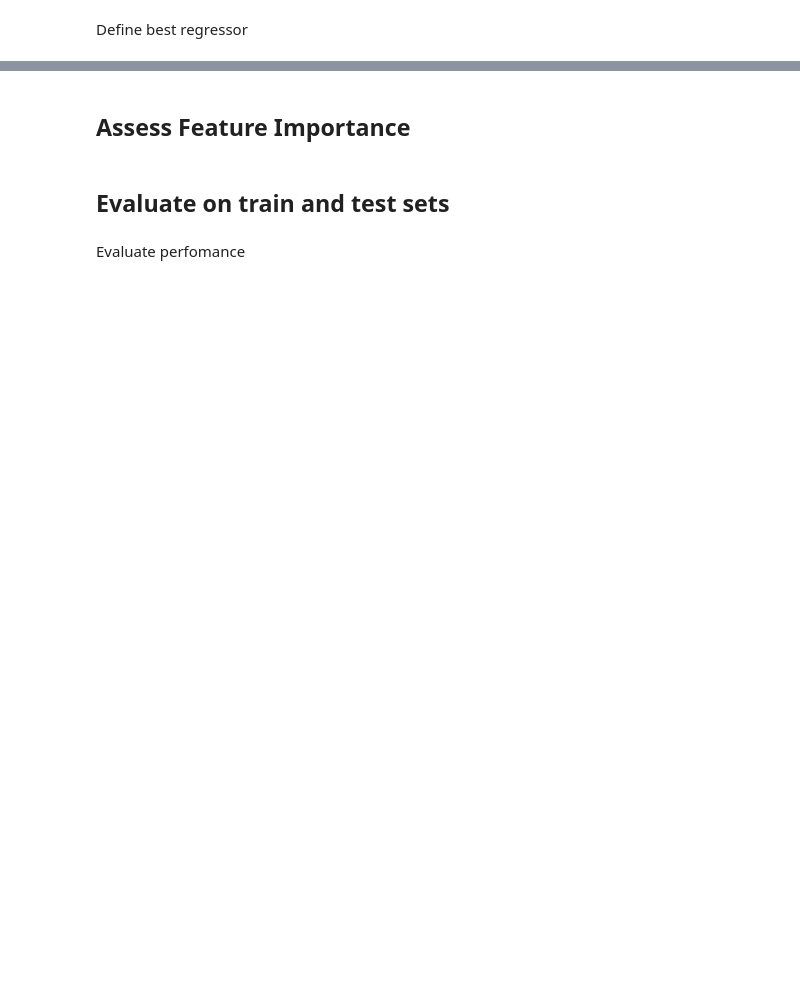
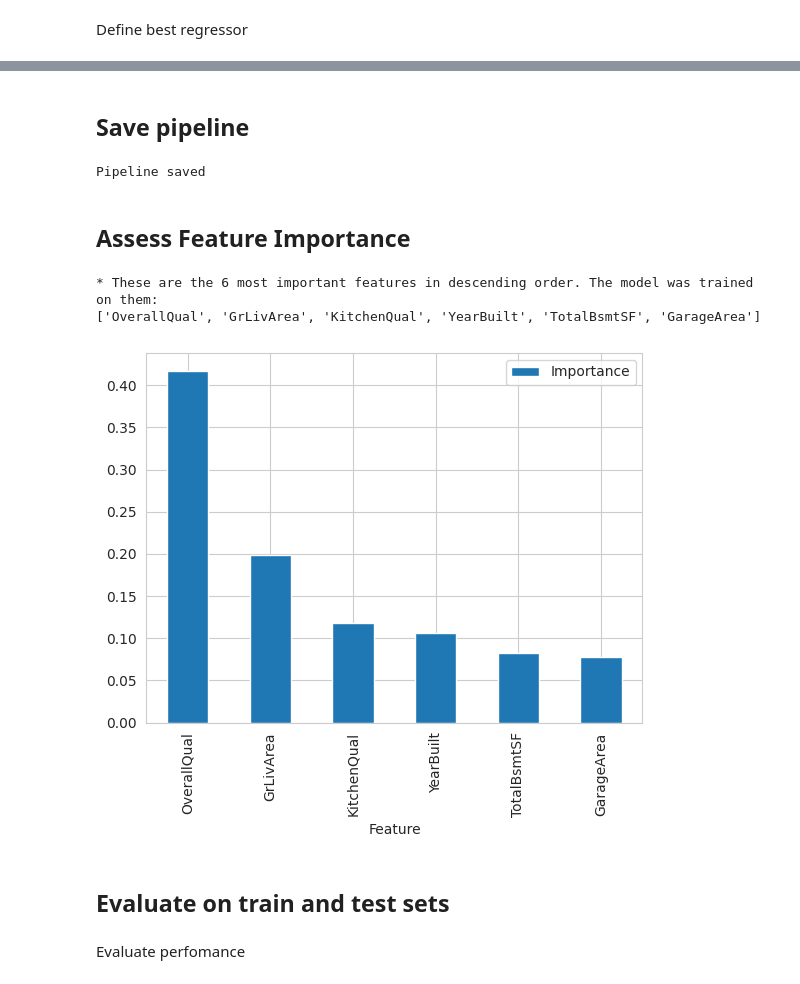
Before and after one commit to Rob-C-89/heritage-housing-issues-milestone, a Jupyter notebook: jupyter_notebooks/04- Modelling.ipynb, the cells around one changed output, grey strips where cells are left out. Drawn from its saved outputs; the diff is of its cells as text; code cells hidden in the pictures; blank space fills up the shorter version.

Commit message:
Save best pipeline to outputs

```diff
--- a/jupyter_notebooks/04- Modelling.ipynb
+++ b/jupyter_notebooks/04- Modelling.ipynb
@@ -89,16 +106,19 @@ def PipelineOptimization(model):
         # Impute numerical variables with median
         ("median_imputer", MeanMedianImputer(
             imputation_method='median',
+            variables=numerical_vars,
         )),
 
         # Impute categorical variables with mode
         ("mode_imputer", CategoricalImputer(
             imputation_method='frequent',
+            variables=categorical_vars,
         )),
 
         # Encode categorical variables
         ("encoder", OrdinalEncoder(
             encoding_method='arbitrary',
+            variables=categorical_vars,
         )),
 
         ("feat_scaling", StandardScaler()),
@@ -268,31 +366,53 @@ best_regressor_pipeline
+# %% [markdown]
+## Save pipeline ##
+# %%
+import joblib
+import os
+
+file_path = f'outputs/ml_pipeline/predict_saleprice'
+
+try:
+  os.makedirs(name=file_path)
+except Exception as e:
+  print(e)
+
+joblib.dump(value=best_regressor_pipeline, filename=f"{file_path}/extra_trees_pipeline.pkl")
+
+print("Pipeline saved")
+# %% [output]
+Pipeline saved
 # %% [markdown]
 ## Assess Feature Importance
 # %%
 import matplotlib.pyplot as plt
 import seaborn as sns
 sns.set_style('whitegrid')
 
-data_cleaning_feat_eng_steps = 2
+data_cleaning_feat_eng_steps = 3
 columns_after_data_cleaning_feat_eng = (Pipeline(best_regressor_pipeline.steps[:data_cleaning_feat_eng_steps])
                                         .transform(X_train)
                                         .columns)
 
 best_features = columns_after_data_cleaning_feat_eng[best_regressor_pipeline['feat_selection'].get_support(
 )].to_list()
 
 # create DataFrame to display feature importance
 df_feature_importance = (pd.DataFrame(data={
     'Feature': columns_after_data_cleaning_feat_eng[best_regressor_pipeline['feat_selection'].get_support()],
     'Importance': best_regressor_pipeline['model'].feature_importances_})
     .sort_values(by='Importance', ascending=False)
 )
 
 # Most important features statement and plot
 print(f"* These are the {len(best_features)} most important features in descending order. "
       f"The model was trained on them: \n{df_feature_importance['Feature'].to_list()}")
 
 df_feature_importance.plot(kind='bar', x='Feature', y='Importance')
 plt.show()
+# %% [output]
+* These are the 6 most important features in descending order. The model was trained on them:
+['OverallQual', 'GrLivArea', 'KitchenQual', 'YearBuilt', 'TotalBsmtSF', 'GarageArea']
+[figure, added]
 # %% [markdown]
 ## Evaluate on train and test sets
 # %%
```
Also changed, not shown: parts of 26 cells of this notebook, 1 other file.
